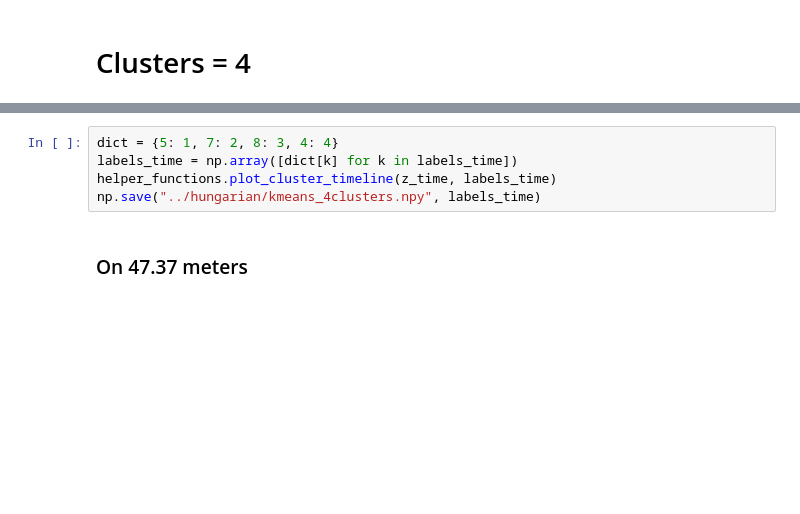
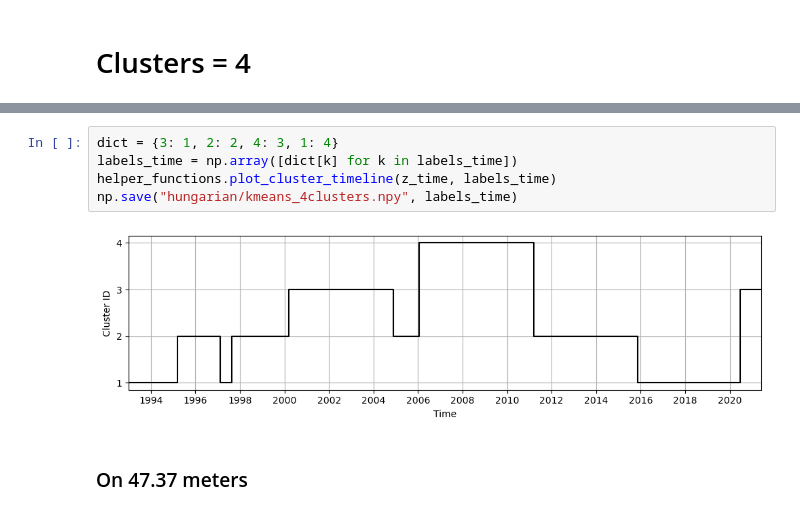
Before and after one commit to BahneTP/medsea-interannual-clustering, a Jupyter notebook: information_filtering/trend_removal/results/kmeans.ipynb, the cells around one changed output, grey strips where cells are left out. Saved outputs shown, nothing was run; the diff lists cells and outputs as text; blank space fills up the shorter version.

```diff
--- a/information_filtering/trend_removal/results/kmeans.ipynb
+++ b/information_filtering/trend_removal/results/kmeans.ipynb
@@ -110,8 +122,10 @@ helper_functions.plot_cluster_timeline(z_time, labels_time)
 # %%
-dict = {5: 1, 7: 2, 8: 3, 4: 4}
+dict = {3: 1, 2: 2, 4: 3, 1: 4}
 labels_time = np.array([dict[k] for k in labels_time])
 helper_functions.plot_cluster_timeline(z_time, labels_time)
-np.save("../hungarian/kmeans_4clusters.npy", labels_time)
+np.save("hungarian/kmeans_4clusters.npy", labels_time)
+# %% [output]
+[figure, added]
 # %% [markdown]
 ### On 47.37 meters
 # %%
```
Also changed, not shown: parts of 12 cells of this notebook, 3 other files.
